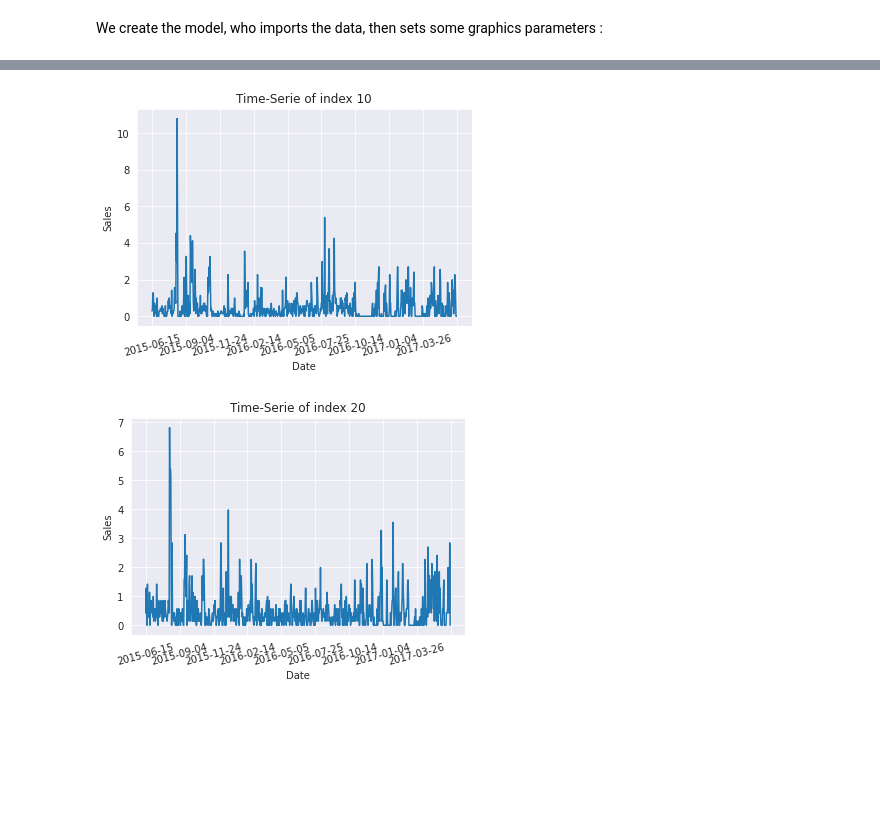
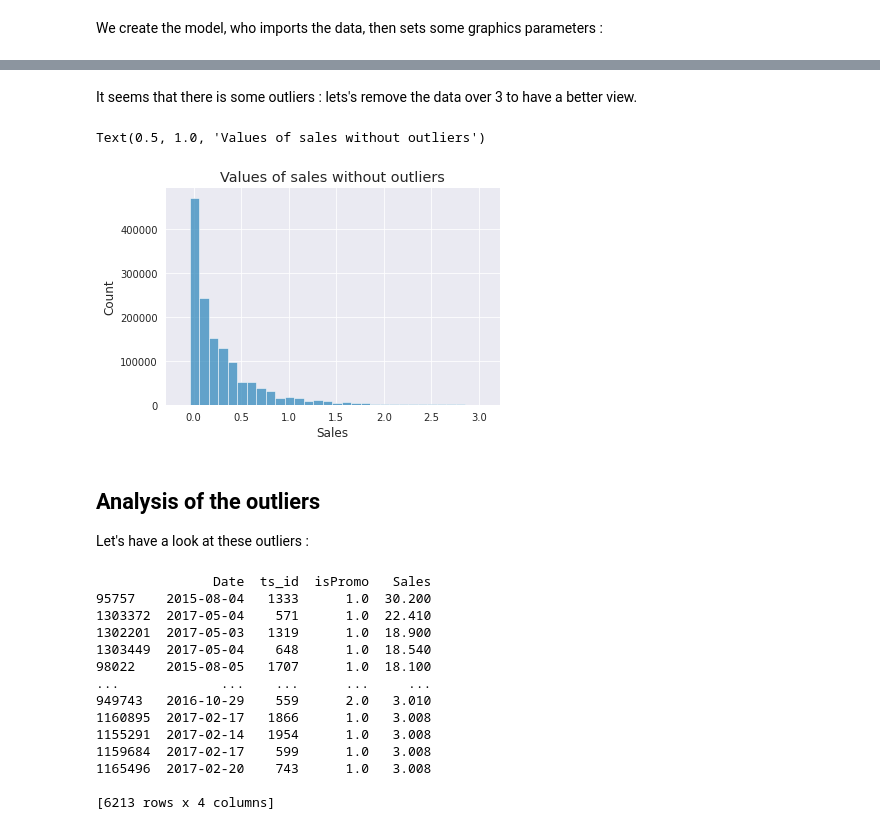
Before and after one commit to matiasvian/machine_learning_group_64, a Jupyter notebook: EDA.ipynb, the cells around one changed output, grey strips where cells are left out. Drawn from its saved outputs; the diff is of its cells as text; code cells hidden in the pictures; blank space fills up the shorter version.

Commit message:
EDA : analyzis of outliers

```diff
--- a/EDA.ipynb
+++ b/EDA.ipynb
@@ -49,6 +53,31 @@ def plot_time_serie(model, index):
-# %%
-plot_time_serie(model, 10)
-plot_time_serie(model, 20)
-# %% [output]
-[figure, removed]
-[figure, removed]
+# %% [markdown]
+It seems that there is some outliers : lets's remove the data over 3 to have a better view.
+# %%
+data_clean = model.train_data[model.train_data.Sales < 3]
+sns.histplot(data=data_clean, x="Sales", binwidth=0.1)
+plt.title("Values of sales without outliers")
+# %% [output]
+Text(0.5, 1.0, 'Values of sales without outliers')
+[figure, added]
+# %% [markdown]
+<h2>Analysis of the outliers</h2>
+
+Let's have a look at these outliers :
+# %%
+outliers = model.train_data[model.train_data.Sales > 3]
+print(outliers.sort_values('Sales', ascending=False))
+# %% [output]
+               Date  ts_id  isPromo   Sales
+95757    2015-08-04   1333      1.0  30.200
+1303372  2017-05-04    571      1.0  22.410
+1302201  2017-05-03   1319      1.0  18.900
+1303449  2017-05-04    648      1.0  18.540
+98022    2015-08-05   1707      1.0  18.100
+...             ...    ...      ...     ...
+949743   2016-10-29    559      2.0   3.010
+1160895  2017-02-17   1866      1.0   3.008
+1155291  2017-02-14   1954      1.0   3.008
+1159684  2017-02-17    599      1.0   3.008
+1165496  2017-02-20    743      1.0   3.008
+
+[6213 rows x 4 columns]
```
Also changed, not shown: parts of 16 cells of this notebook.
